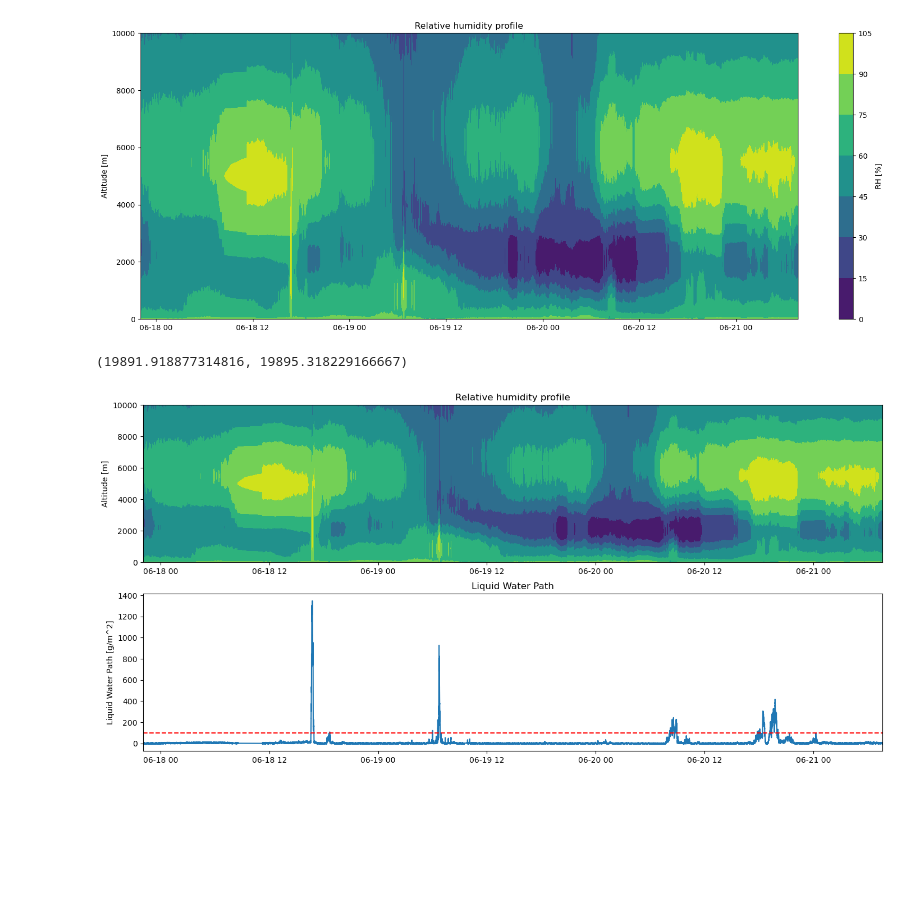
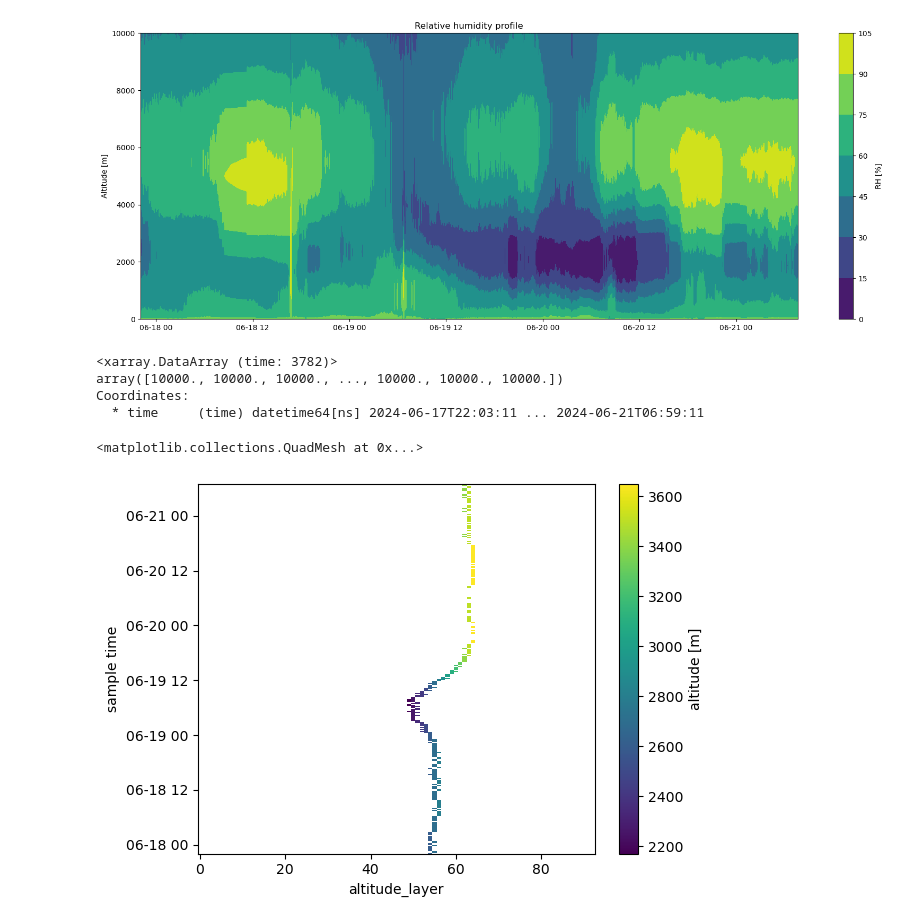
Before and after one commit to nefelita/Fieldwork, a Jupyter notebook: Nef.ipynb, the cells around one changed output. Drawn from its saved outputs; the diff is of its cells as text; code cells hidden in the pictures; blank space fills up the shorter version.

```diff
--- a/Nef.ipynb
+++ b/Nef.ipynb
@@ -276,19 +276,3 @@ ax.set_ylabel('Altitude [m]')
 # %% [output]
 Text(0, 0.5, 'Altitude [m]')
 [figure]
-# %%
-fig,(ax1,ax2) = plt.subplots(2,1,figsize=(17,8))
-
-ax1.contourf(HPC.time, HPC.altitude[1], HPC.RH_prof.T)
-ax1.set_title('Relative humidity profile')
-ax1.set_ylabel('Altitude [m]')
-ax1.set_xlim(pd.Timestamp("2024-06-17T22:03:11.000000000"), pd.Timestamp("2024-06-21T07:38:15.000000000"))
-
-ax2.plot(LWP.time, LWP.LWP)
-ax2.axhline(100,color='red',linestyle='--', label = '100 g/m^2')
-ax2.set_ylabel('Liquid Water Path [g/m^2]')
-ax2.set_title('Liquid Water Path')
-ax2.set_xlim(pd.Timestamp("2024-06-17T22:03:11.000000000"), pd.Timestamp("2024-06-21T07:38:15.000000000"))
-# %% [output]
-(19891.918877314816, 19895.318229166667)
-[figure, removed]
@@ -294,0 +298,16 @@ ax2.set_xlim(pd.Timestamp("2024-06-17T22:03:11.000000000"), pd.Timestamp("2024-0
+# %%
+zero_deg_altitudes_da
+# %% [output]
+<xarray.DataArray (time: 3782)>
+array([10000., 10000., 10000., ..., 10000., 10000., 10000.])
+Coordinates:
+  * time     (time) datetime64[ns] 2024-06-17T22:03:11 ... 2024-06-21T06:59:11
+# %%
+temp0 = TPC.altitude.where((TPC.T_prof.values > 272.8) & (TPC.T_prof.values < 273.3))
+temp0.dropna(dim = 'time')
+temp0.dropna(dim = 'altitude_layer')
+temp0.squeeze()
+temp0.resample(time = '1D')
+# %% [output]
+<matplotlib.collections.QuadMesh at 0x...>
+[figure, added]
```
Also changed, not shown: parts of 1 cell of this notebook.
